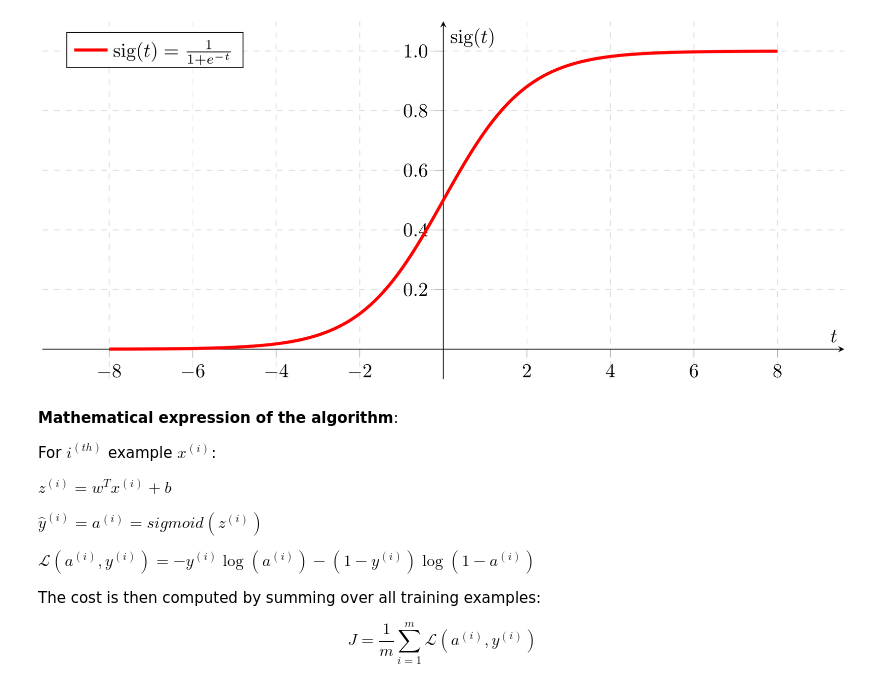
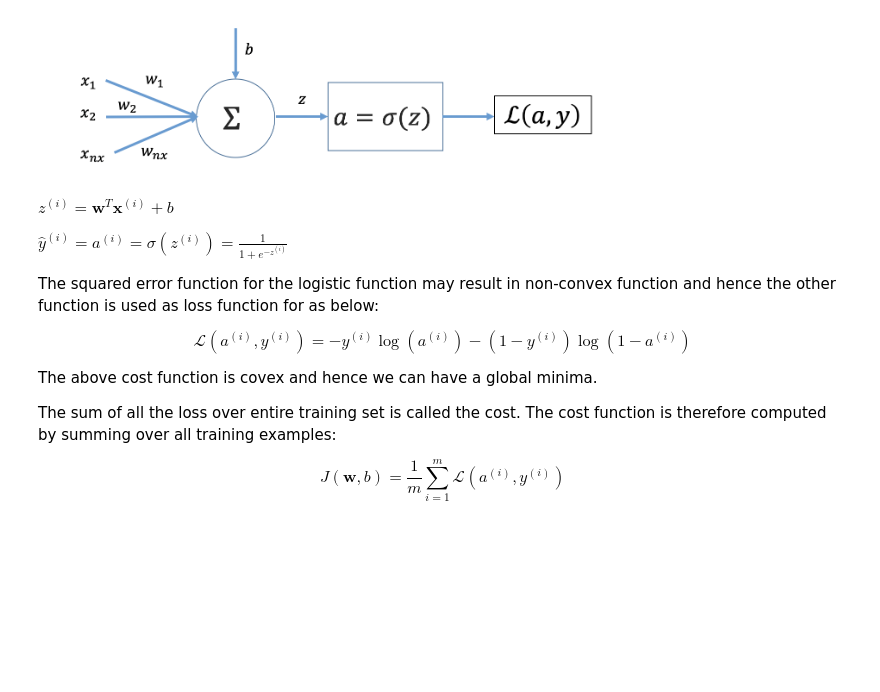
Before and after one commit to Parth0330/AI-ipynb, a Jupyter notebook: 10LogisticRegression.ipynb, the cells around one changed output. Cells and saved outputs as stored; diff of their text form; code cells hidden in the pictures; blank space fills up the shorter version.

```diff
--- a/10LogisticRegression.ipynb
+++ b/10LogisticRegression.ipynb
@@ -12,18 +60,19 @@ from IPython.display import Image
 # %%
-Image('Sigmoid.png')
+Image('model_lr.png', width=600)
 # %% [output]
-[figure, old version]
+[figure, new version]
 # %% [markdown]
-**Mathematical expression of the algorithm**:
 
-For $i^{(th)}$ example $x^{(i)}$:
+$z^{(i)} = \mathbf{w}^T \mathbf{x}^{(i)} + b$
 
-$z^{(i)} = w^T x^{(i)} + b$
+$\hat{y}^{(i)} = a^{(i)} = σ (z^{(i)}) = \frac {1}{1+e^{-z^{(i)}}}$
 
-$\hat{y}^{(i)} = a^{(i)} = sigmoid(z^{(i)})$
+The squared error function for the logistic function may result in non-convex function and hence the other function is used as loss function for as below:
 
-$\mathcal{L}(a^{(i)}, y^{(i)}) =  - y^{(i)}  \log(a^{(i)}) - (1-y^{(i)} )  \log(1-a^{(i)})$
+$$\mathcal{L}(a^{(i)}, y^{(i)}) =  - y^{(i)}  \log(a^{(i)}) - (1-y^{(i)} )  \log(1-a^{(i)})$$
 
-The cost is then computed by summing over all training examples:
+The above cost function is covex and hence we can have a global minima.
 
-$$J = \frac{1}{m} \sum_{i=1}^m \mathcal{L}(a^{(i)}, y^{(i)})$$
+The sum of all the loss over entire training set is called the cost. The cost function is therefore computed by summing over all training examples:
+
+$$J(\mathbf{w},b) = \frac{1}{m} \sum_{i=1}^m \mathcal{L}(a^{(i)}, y^{(i)})$$
```
Also changed, not shown: parts of 11 cells of this notebook.
